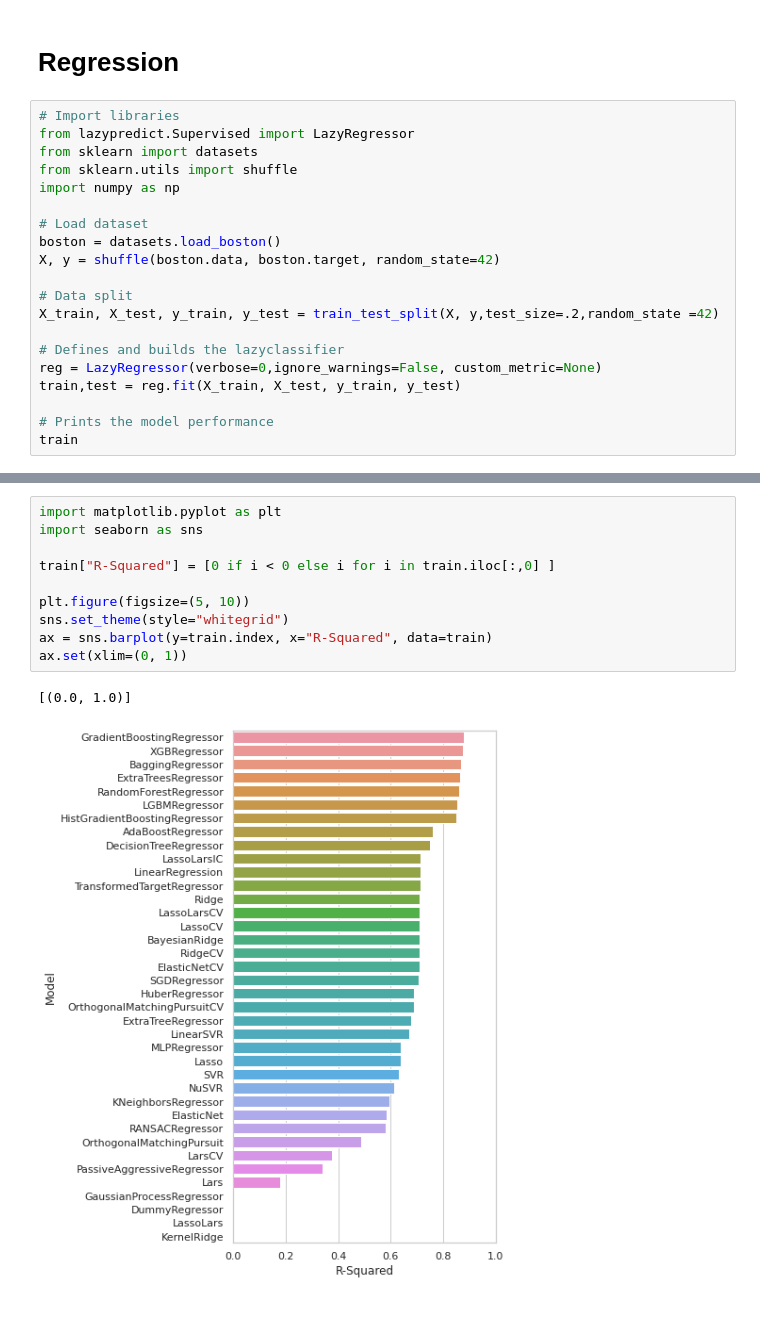
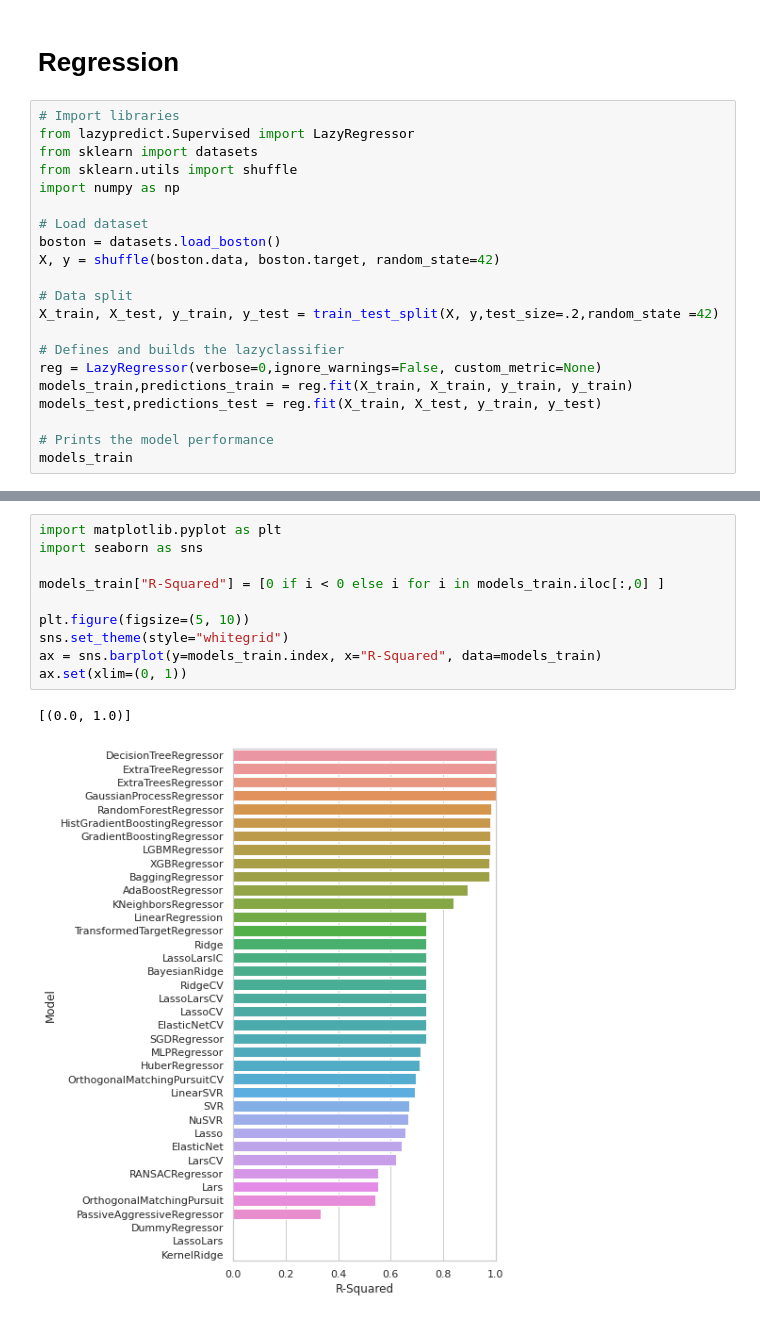
Before and after one commit to dataprofessor/python, a Jupyter notebook: lazypredict.ipynb, the cells around one changed output, grey strips where cells are left out. Saved outputs shown, nothing was run; the diff lists cells and outputs as text.

```diff
--- a/lazypredict.ipynb
+++ b/lazypredict.ipynb
@@ -138,8 +124,9 @@ X_train, X_test, y_train, y_test = train_test_split(X, y,test_size=.2,random_sta
 
 # Defines and builds the lazyclassifier
 reg = LazyRegressor(verbose=0,ignore_warnings=False, custom_metric=None)
-train,test = reg.fit(X_train, X_test, y_train, y_test)
+models_train,predictions_train = reg.fit(X_train, X_train, y_train, y_train)
+models_test,predictions_test = reg.fit(X_train, X_test, y_train, y_test)
 
 # Prints the model performance
-train
+models_train
 # %% [output]
@@ -204,13 +214,13 @@ plt.xticks(rotation=90)
 # %%
 import matplotlib.pyplot as plt
 import seaborn as sns
 
-train["R-Squared"] = [0 if i < 0 else i for i in train.iloc[:,0] ]
+models_train["R-Squared"] = [0 if i < 0 else i for i in models_train.iloc[:,0] ]
 
 plt.figure(figsize=(5, 10))
 sns.set_theme(style="whitegrid")
-ax = sns.barplot(y=train.index, x="R-Squared", data=train)
+ax = sns.barplot(y=models_train.index, x="R-Squared", data=models_train)
 ax.set(xlim=(0, 1))
 # %% [output]
 [(0.0, 1.0)]
-[figure, old version]
+[figure, new version]
```
Also changed, not shown: parts of 12 cells of this notebook.
